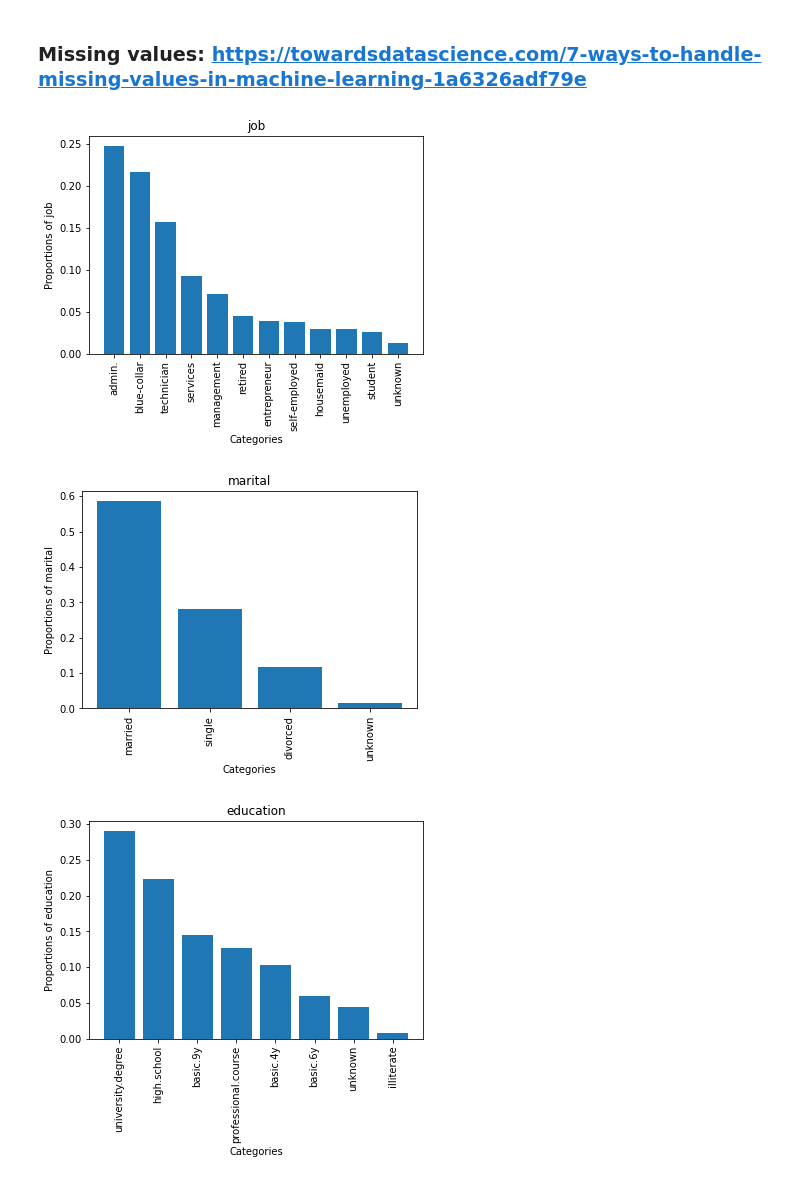
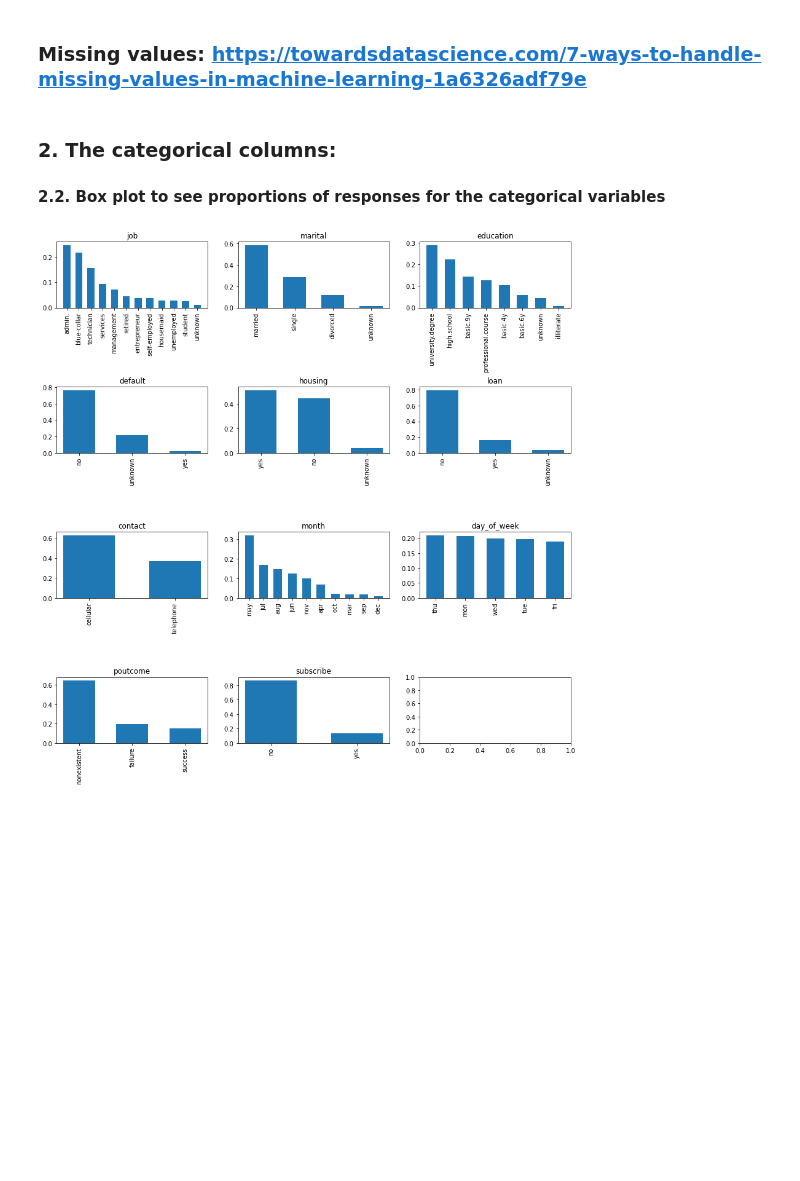
Before and after one commit to mengyanl/DirectMarketing, a Jupyter notebook: NoteBook/DataWrangling.ipynb, the cells around one changed output. Cells and saved outputs as stored; diff of their text form; code cells hidden in the pictures; blank space fills up the shorter version.

```diff
--- a/NoteBook/DataWrangling.ipynb
+++ b/NoteBook/DataWrangling.ipynb
@@ -185,17 +161,17 @@ for column in market[num]:
 # %% [markdown]
 ### Missing values: https://towardsdatascience.com/7-ways-to-handle-missing-values-in-machine-learning-1a6326adf79e
+# %% [markdown]
+### 2. The categorical columns:
+#### 2.2. Box plot to see proportions of responses for the categorical variables
 # %%
-for c in cat:
+fig, axs = plt.subplots(4, 3, figsize=(15,15))
+
+for i, c in enumerate(cat):
     categories = market[c].value_counts().index
     counts = market[c].value_counts(normalize=True).values
-    plt.bar(categories, counts)
-    plt.xticks(rotation=90)
-    plt.title(c)
-    plt.xlabel('Categories')
-    plt.ylabel(str('Proportions of ' + c))
-    plt.show()
-    plt.close()
+    axs[int(i/3),int(i%3)].bar(categories, counts,width=0.6)
+    axs[int(i/3),int(i%3)].set_title(c)
+    axs[int(i/3),int(i%3)].set_xticklabels(categories,rotation=90)
+plt.subplots_adjust(wspace=0.2,hspace=1.2);
 # %% [output]
-[figure, old version]
+[figure, new version]
-[figure, removed]
-[figure, removed]
```
Also changed, not shown: parts of 10 cells of this notebook.
